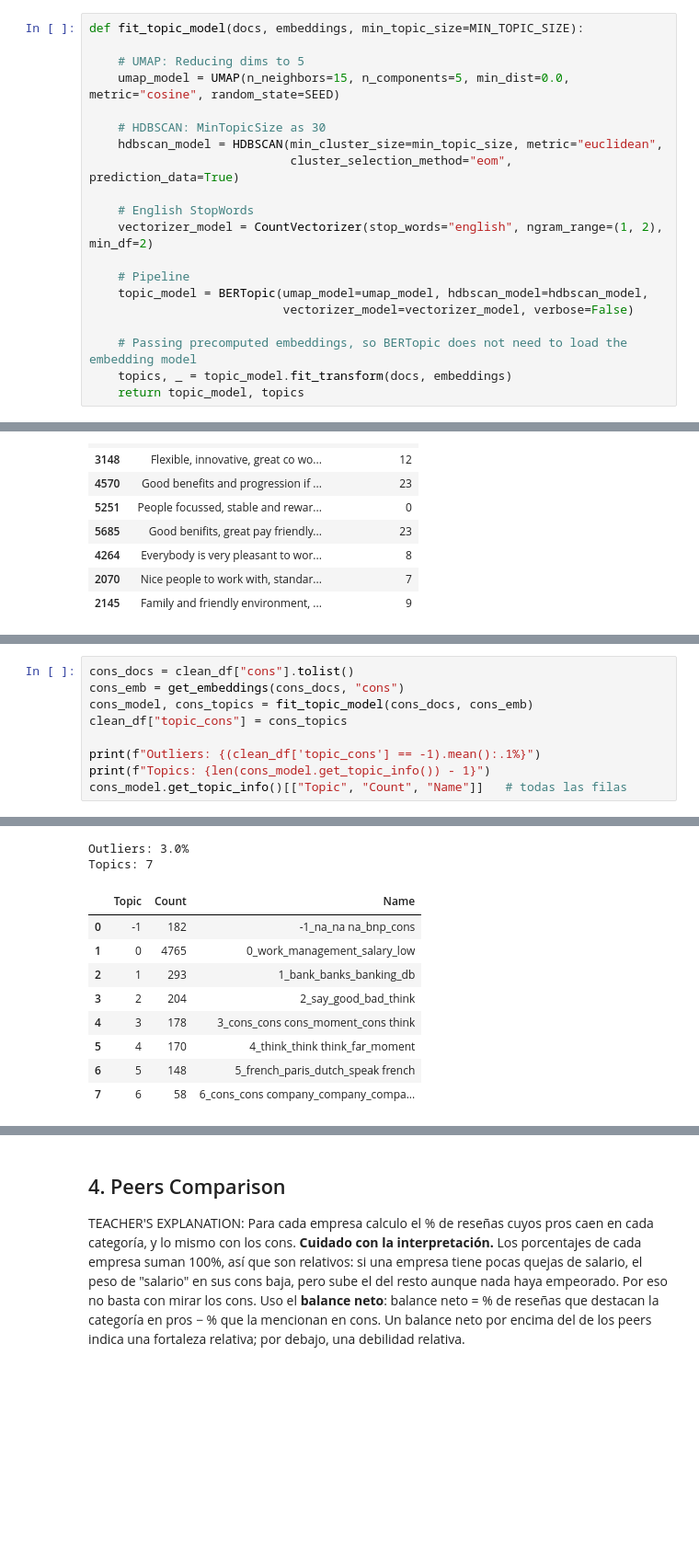
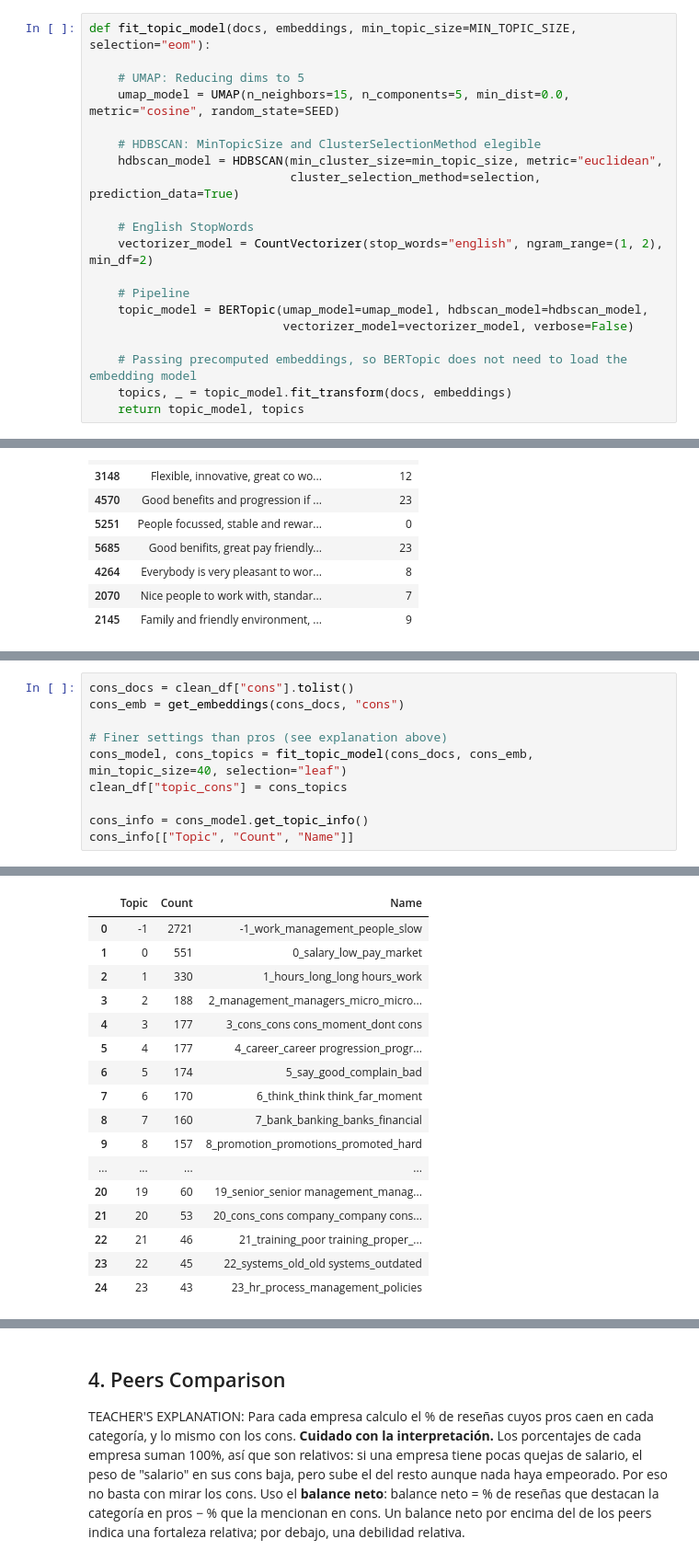
Before and after one commit to rubengil-dev/ING-glasdoor-analysis, a Jupyter notebook: mi_notebook.ipynb, the cells around one changed output, grey strips where cells are left out. Shown at 92% size. Saved outputs shown, nothing was run; the diff lists cells and outputs as text; blank space fills up the shorter version.

Commit message:
Cons model done. Group topic tag pending

```diff
--- a/mi_notebook.ipynb
+++ b/mi_notebook.ipynb
@@ -841,13 +842,13 @@ BERTopic chains three steps: UMAP (dimensionality reduction), HDBSCAN (clusterin
 - English stop words and bigrams only improve the keywords shown to the reader; they do not change how reviews are grouped.
 # %%
-def fit_topic_model(docs, embeddings, min_topic_size=MIN_TOPIC_SIZE):
+def fit_topic_model(docs, embeddings, min_topic_size=MIN_TOPIC_SIZE, selection="eom"):
 
     # UMAP: Reducing dims to 5
     umap_model = UMAP(n_neighbors=15, n_components=5, min_dist=0.0, metric="cosine", random_state=SEED)
 
-    # HDBSCAN: MinTopicSize as 30
+    # HDBSCAN: MinTopicSize and ClusterSelectionMethod elegible
     hdbscan_model = HDBSCAN(min_cluster_size=min_topic_size, metric="euclidean",
-                            cluster_selection_method="eom", prediction_data=True)
+                            cluster_selection_method=selection, prediction_data=True)
 
     # English StopWords
     vectorizer_model = CountVectorizer(stop_words="english", ngram_range=(1, 2), min_df=2)
@@ -1008,10 +1013,11 @@ Outliers are reassigned to their closest topic only when the cosine similarity b
 # %%
 cons_docs = clean_df["cons"].tolist()
 cons_emb = get_embeddings(cons_docs, "cons")
-cons_model, cons_topics = fit_topic_model(cons_docs, cons_emb)
+
+# Finer settings than pros (see explanation above)
+cons_model, cons_topics = fit_topic_model(cons_docs, cons_emb, min_topic_size=40, selection="leaf")
 clean_df["topic_cons"] = cons_topics
 
-print(f"Outliers: {(clean_df['topic_cons'] == -1).mean():.1%}")
-print(f"Topics: {len(cons_model.get_topic_info()) - 1}")
-cons_model.get_topic_info()[["Topic", "Count", "Name"]]   # todas las filas
+cons_info = cons_model.get_topic_info()
+cons_info[["Topic", "Count", "Name"]]
 # %% [output]
@@ -1024,11 +1024,17 @@ cons_model.get_topic_info()[["Topic", "Count", "Name"]]   # todas las filas
-Outliers: 3.0%
-Topics: 7
 |  | Topic | Count | Name |
-| 0 | -1 | 182 | -1_na_na na_bnp_cons |
-| 1 | 0 | 4765 | 0_work_management_salary_low |
-| 2 | 1 | 293 | 1_bank_banks_banking_db |
-| 3 | 2 | 204 | 2_say_good_bad_think |
-| 4 | 3 | 178 | 3_cons_cons cons_moment_cons think |
-| 5 | 4 | 170 | 4_think_think think_far_moment |
-| 6 | 5 | 148 | 5_french_paris_dutch_speak french |
-| 7 | 6 | 58 | 6_cons_cons company_company_compa... |
+| 0 | -1 | 2721 | -1_work_management_people_slow |
+| 1 | 0 | 551 | 0_salary_low_pay_market |
+| 2 | 1 | 330 | 1_hours_long_long hours_work |
+| 3 | 2 | 188 | 2_management_managers_micro_micro... |
+| 4 | 3 | 177 | 3_cons_cons cons_moment_dont cons |
+| 5 | 4 | 177 | 4_career_career progression_progr... |
+| 6 | 5 | 174 | 5_say_good_complain_bad |
+| 7 | 6 | 170 | 6_think_think think_far_moment |
+| 8 | 7 | 160 | 7_bank_banking_banks_financial |
+| 9 | 8 | 157 | 8_promotion_promotions_promoted_hard |
+| ... | ... | ... | ... |
+| 20 | 19 | 60 | 19_senior_senior management_manag... |
+| 21 | 20 | 53 | 20_cons_cons company_company cons... |
+| 22 | 21 | 46 | 21_training_poor training_proper_... |
+| 23 | 22 | 45 | 22_systems_old_old systems_outdated |
+| 24 | 23 | 43 | 23_hr_process_management_policies |
```
Also changed, not shown: parts of 15 cells of this notebook.
